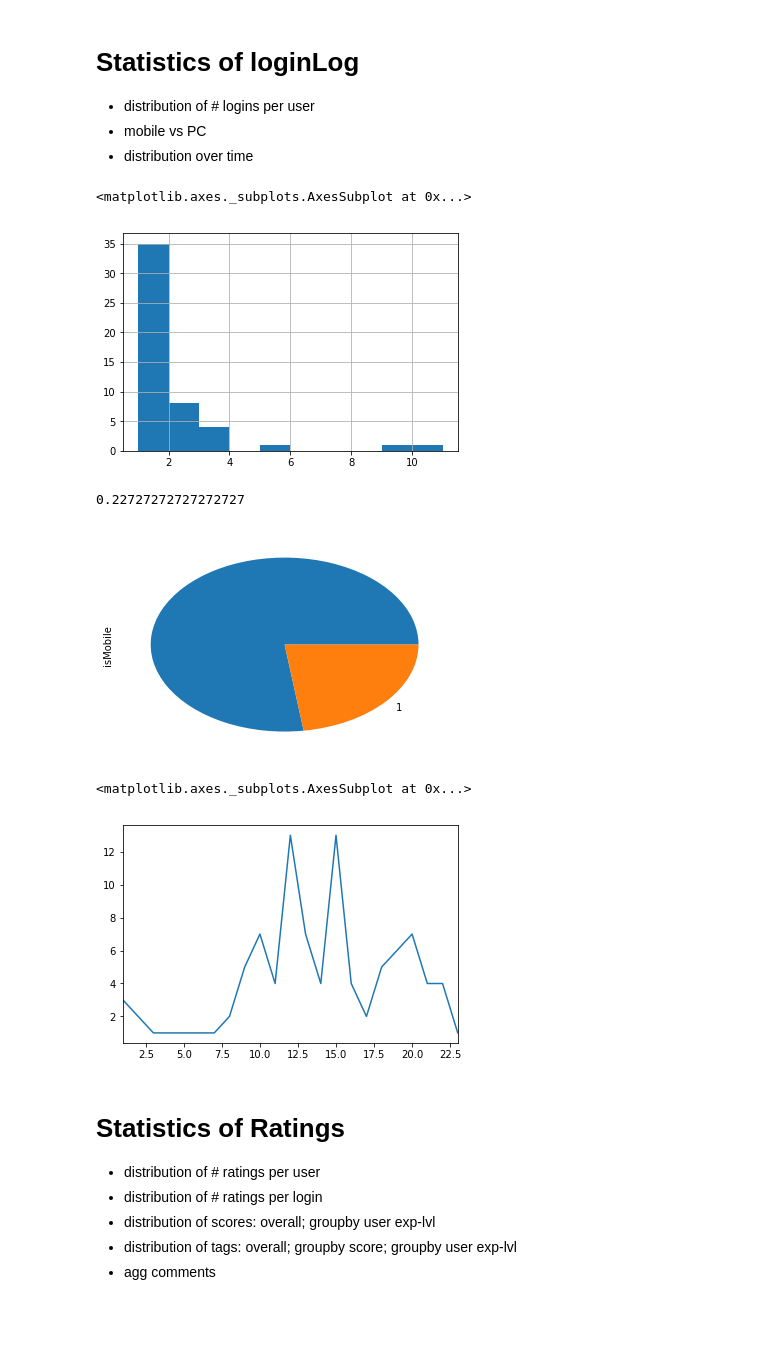
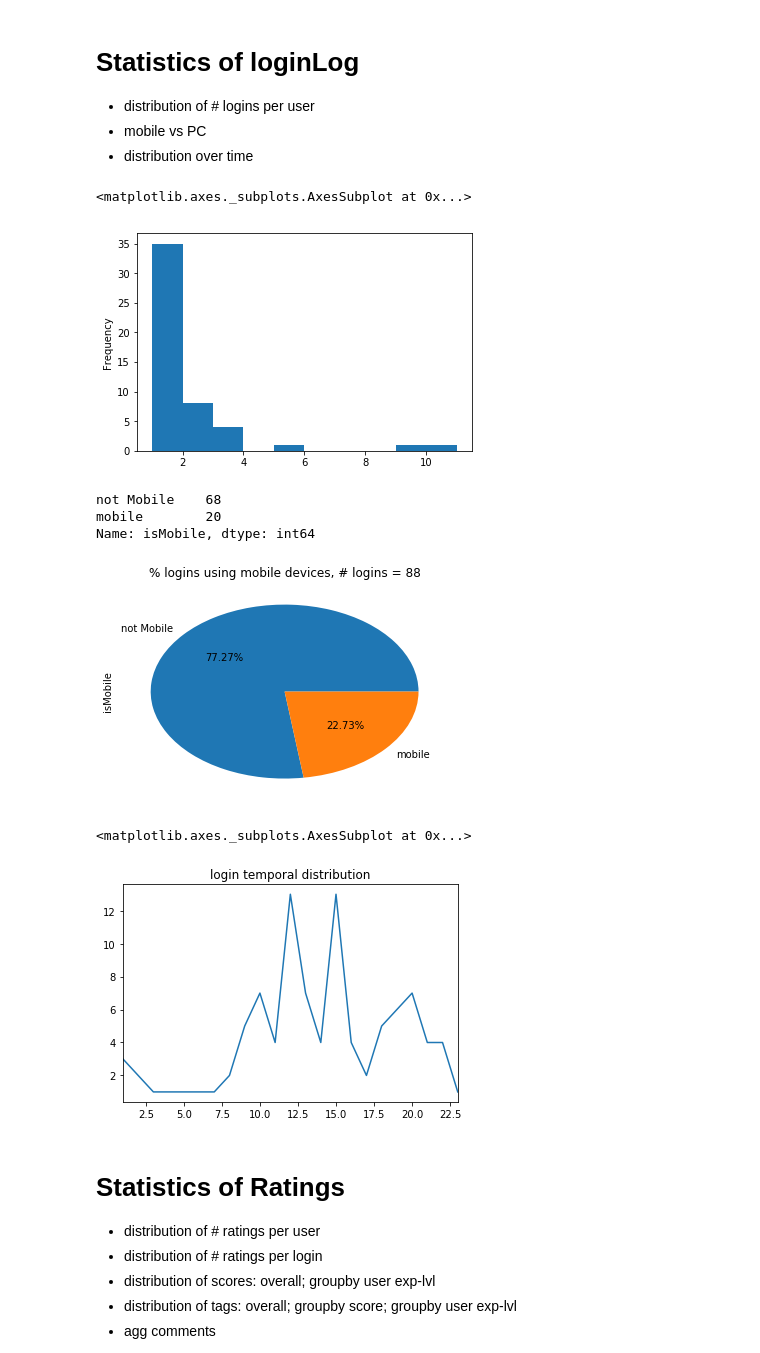
Before and after one commit to JHWu92/Cycling_safety, a Jupyter notebook: rating_platform/database report.ipynb, the cells around one changed output. Saved outputs shown, nothing was run; the diff lists cells and outputs as text; code cells hidden in the pictures; blank space fills up the shorter version.

```diff
--- a/rating_platform/database report.ipynb
+++ b/rating_platform/database report.ipynb
@@ -74,16 +77,20 @@ users[survey_cols].isnull().mean().plot(kind='barh')
 logs = dfs['loginLog']
 logs = logs.merge(users[['user_id', 'email']])
 # %%
-logs.groupby('user_id').count().lid.hist()
+logs.groupby('user_id').count().lid.plot(kind='hist')
 # %% [output]
 <matplotlib.axes._subplots.AxesSubplot at 0x...>
-[figure, old version]
+[figure, new version]
 # %%
-logs.isMobile.value_counts().plot('pie')
-logs.isMobile.apply(lambda x: 0 if x=='' else 1).mean()
+logs.isMobile.apply(lambda x: 'not Mobile' if x=='' else 'mobile').value_counts().plot('pie',
+                                                                                       autopct='%.2f%%',
+                                                                                       title='%% logins using mobile devices, # logins = %d' % logs.shape[0])
+logs.isMobile.apply(lambda x: 'not Mobile' if x=='' else 'mobile').value_counts()
 # %% [output]
-0.22727272727272727
+not Mobile    68
+mobile        20
+Name: isMobile, dtype: int64
-[figure, old version]
+[figure, new version]
 # %%
 logs.timezone = logs.timezone.apply(lambda x: x.replace('GMT', '').strip()).apply(lambda x: 0 if x=='' else int(x))
 logs['offset'] = logs.timezone.apply(lambda x: abs(x))
@@ -91,10 +98,10 @@ logs['direction'] = logs.timezone.apply(lambda x: 1 if x>0 else -1)
 logs['time'] = pd.to_datetime(logs.UTCts)
 logs['time'] = logs.apply(lambda x: x.time + x.direction * pd.to_timedelta(x.offset, unit='h'), axis=1)
 # %%
-logs.time.apply(lambda x: x.hour).value_counts().sort_index().plot()
+logs.time.apply(lambda x: x.hour).value_counts().sort_index().plot(title='login temporal distribution')
 # %% [output]
 <matplotlib.axes._subplots.AxesSubplot at 0x...>
-[figure, old version]
+[figure, new version]
 # %% [markdown]
 # Statistics of Ratings
 
```
Also changed, not shown: parts of 8 cells of this notebook.
